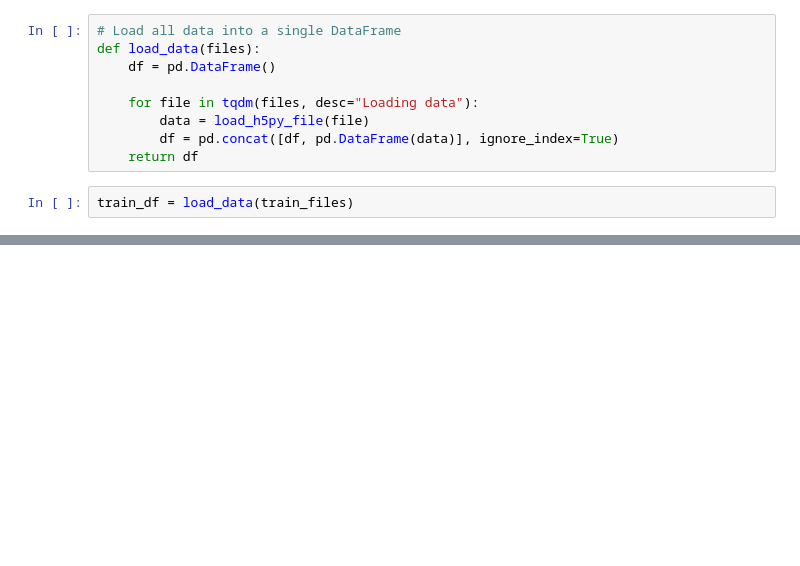
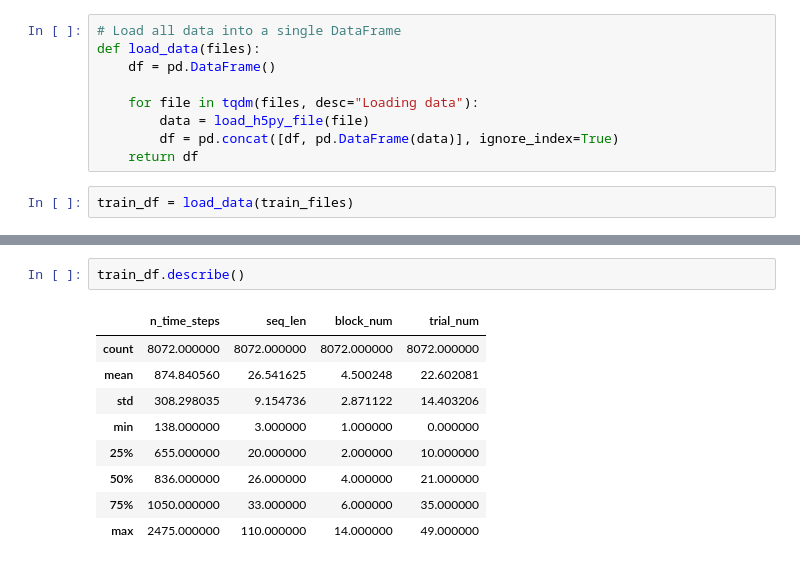
Before and after one commit to Hsun1128/nejm-brain-to-text, a Jupyter notebook: OverviewData.ipynb, the cells around one changed output, grey strips where cells are left out. Drawn from its saved outputs; the diff is of its cells as text; blank space fills up the shorter version.

```diff
--- a/OverviewData.ipynb
+++ b/OverviewData.ipynb
@@ -103,3 +137,15 @@ train_df.head()
+# %%
+train_df.describe()
+# %% [output]
+|  | n_time_steps | seq_len | block_num | trial_num |
+| count | 8072.000000 | 8072.000000 | 8072.000000 | 8072.000000 |
+| mean | 874.840560 | 26.541625 | 4.500248 | 22.602081 |
+| std | 308.298035 | 9.154736 | 2.871122 | 14.403206 |
+| min | 138.000000 | 3.000000 | 1.000000 | 0.000000 |
+| 25% | 655.000000 | 20.000000 | 2.000000 | 10.000000 |
+| 50% | 836.000000 | 26.000000 | 4.000000 | 21.000000 |
+| 75% | 1050.000000 | 33.000000 | 6.000000 | 35.000000 |
+| max | 2475.000000 | 110.000000 | 14.000000 | 49.000000 |
 # %%
 # Check the shape of the neural features data
 for i in range(5):
```
Also changed, not shown: parts of 10 cells of this notebook.
